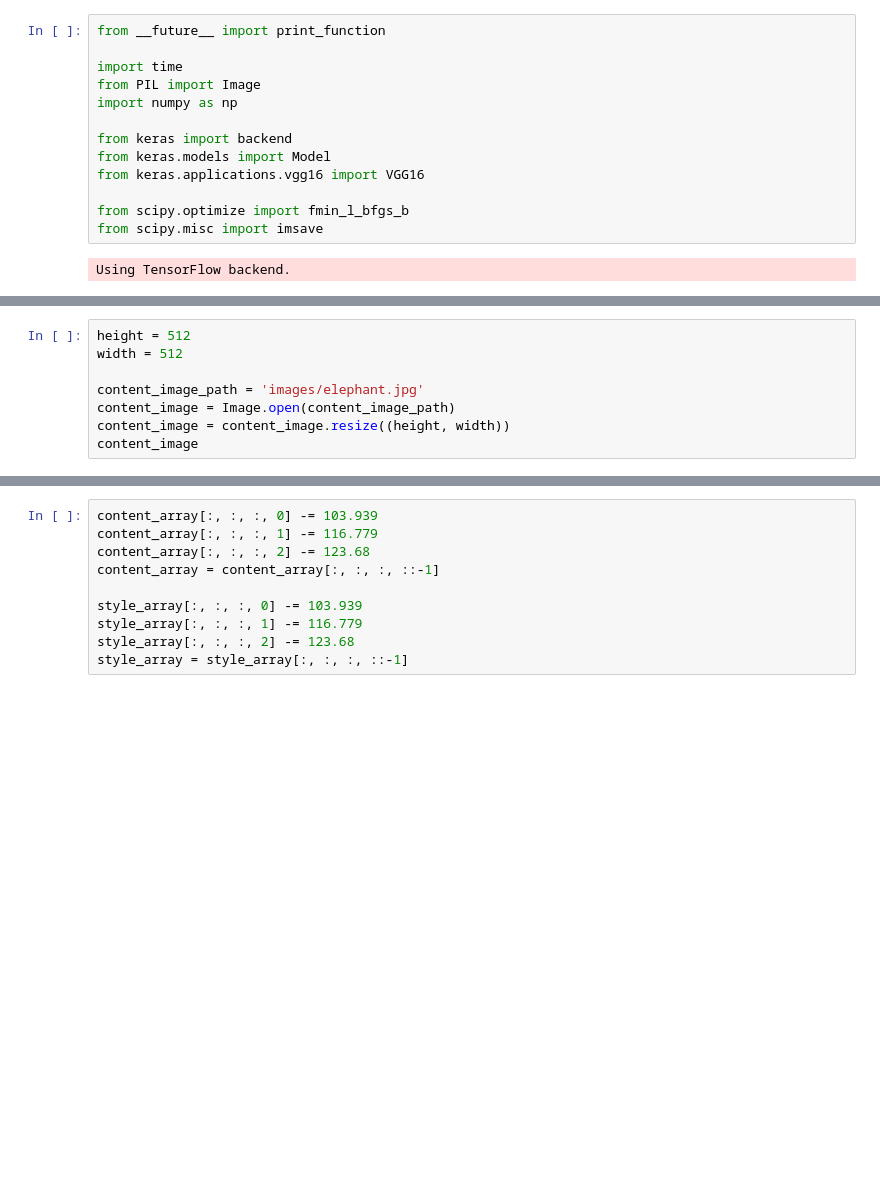
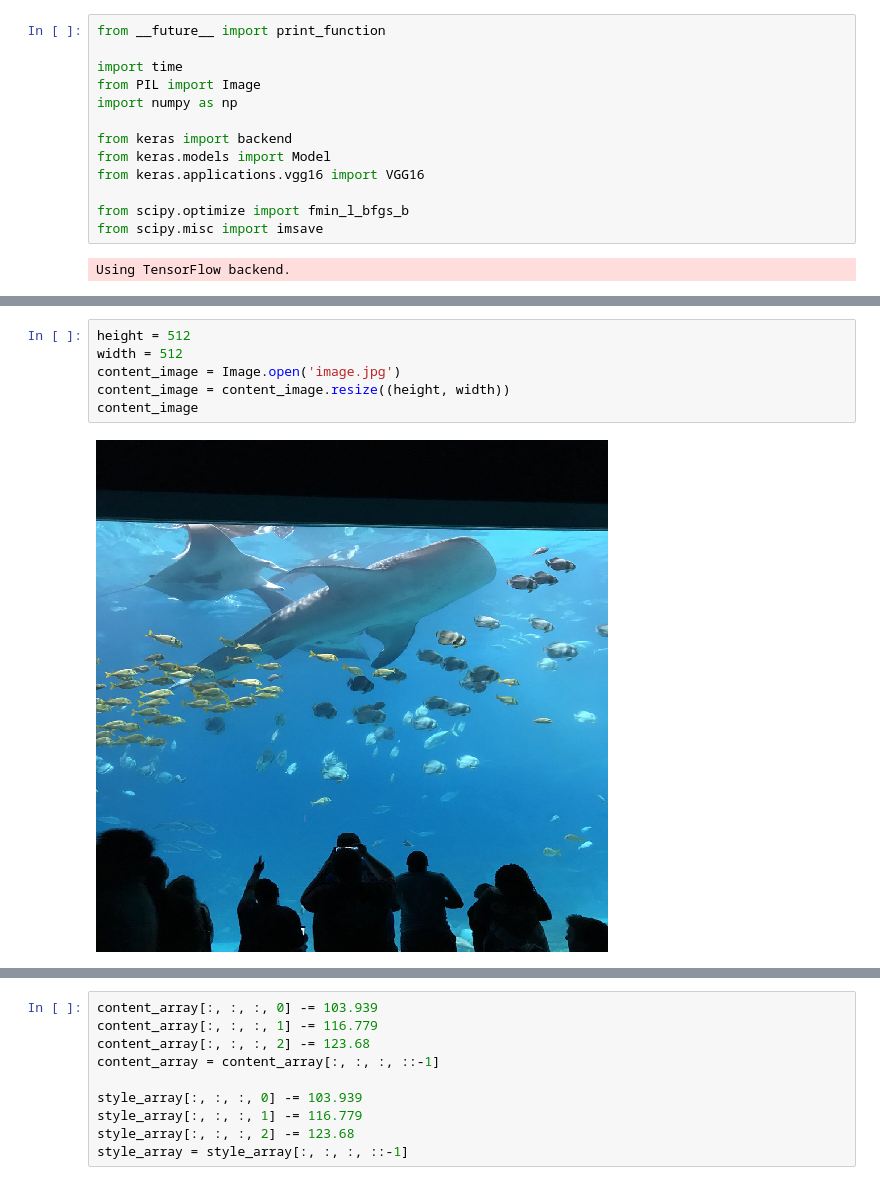
Before and after one commit to parkererickson/MLSPstyletransfer, a Jupyter notebook: StyleTransfer.ipynb, the cells around one changed output, grey strips where cells are left out. Cells and saved outputs as stored; diff of their text form; blank space fills up the shorter version.

```diff
--- a/StyleTransfer.ipynb
+++ b/StyleTransfer.ipynb
@@ -16,11 +27,11 @@ Using TensorFlow backend.
 # %%
 height = 512
 width = 512
-
-content_image_path = 'images/elephant.jpg'
-content_image = Image.open(content_image_path)
+content_image = Image.open('image.jpg')
 content_image = content_image.resize((height, width))
 content_image
+# %% [output]
+[figure, added]
 # %%
 style_image_path = 'images/styles/picasso.jpg'
 style_image = Image.open(style_image_path)
```
Also changed, not shown: parts of 3 cells of this notebook, 1 other file.
